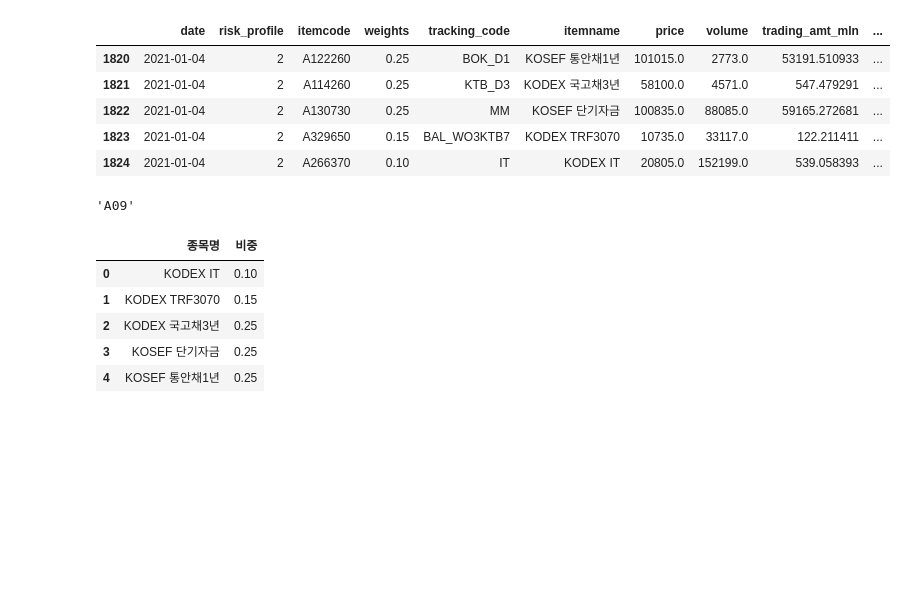
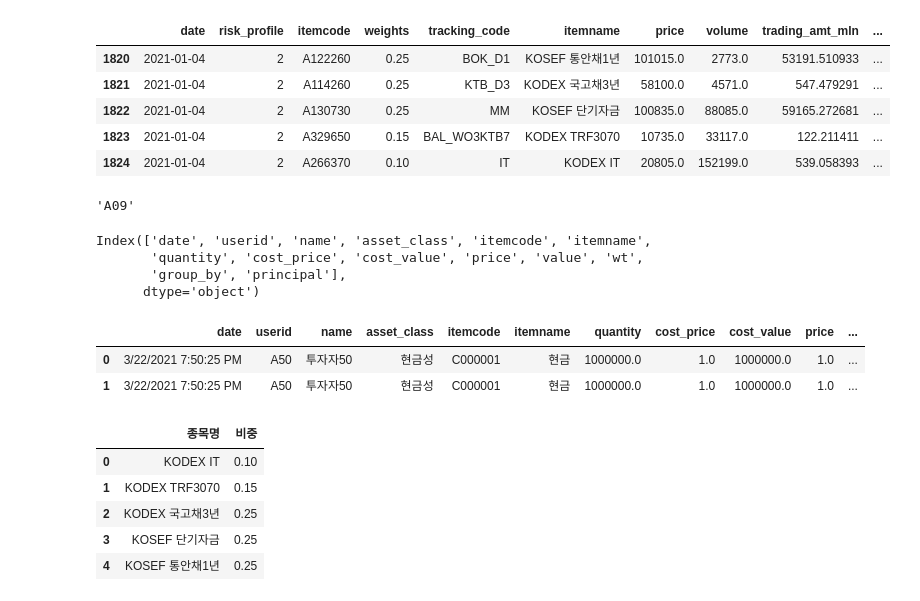
Before and after one commit to my2582/kisra, a Jupyter notebook: Untitled.ipynb, the cells around one changed output. Drawn from its saved outputs; the diff is of its cells as text; code cells hidden in the pictures; blank space fills up the shorter version.

```diff
--- a/Untitled.ipynb
+++ b/Untitled.ipynb
@@ -37,6 +59,28 @@ import re
 'A' + ('0'+re.findall('\d+', s )[0])[-2:]
 # %% [output]
 'A09'
+# %%
+balance_s.columns
+# %% [output]
+Index(['date', 'userid', 'name', 'asset_class', 'itemcode', 'itemname',
+       'quantity', 'cost_price', 'cost_value', 'price', 'value', 'wt',
+       'group_by', 'principal'],
+      dtype='object')
+# %%
+balance = [
+    ('3/22/2021 7:50:25 PM', 'A50', '투자자50', '현금성', 'C000001', '현금', 1000000.0,
+     1.0, 1000000.0, 1.0, 1000000.0, 1.0, '2021322:50현금성', 'Y'),
+    ('3/22/2021 7:50:25 PM', 'A50', '투자자50', '현금성', 'C000001', '현금', 1000000.0,
+     1.0, 1000000.0, 1.0, 1000000.0, 1.0, '2021322:50현금성', 'Y')
+]
+# %%
+pd.DataFrame(balance, columns=['date', 'userid', 'name', 'asset_class', 'itemcode', 'itemname',
+       'quantity', 'cost_price', 'cost_value', 'price', 'value', 'wt',
+       'group_by', 'original'])
+# %% [output]
+|  | date | userid | name | asset_class | itemcode | itemname | quantity | cost_price | cost_value | price | ... |
+| 0 | 3/22/2021 7:50:25 PM | A50 | 투자자50 | 현금성 | C000001 | 현금 | 1000000.0 | 1.0 | 1000000.0 | 1.0 | ... |
+| 1 | 3/22/2021 7:50:25 PM | A50 | 투자자50 | 현금성 | C000001 | 현금 | 1000000.0 | 1.0 | 1000000.0 | 1.0 | ... |
 # %%
 import plotly.express as px
 # %%
```
Also changed, not shown: parts of 2 cells of this notebook, 1 other file.
